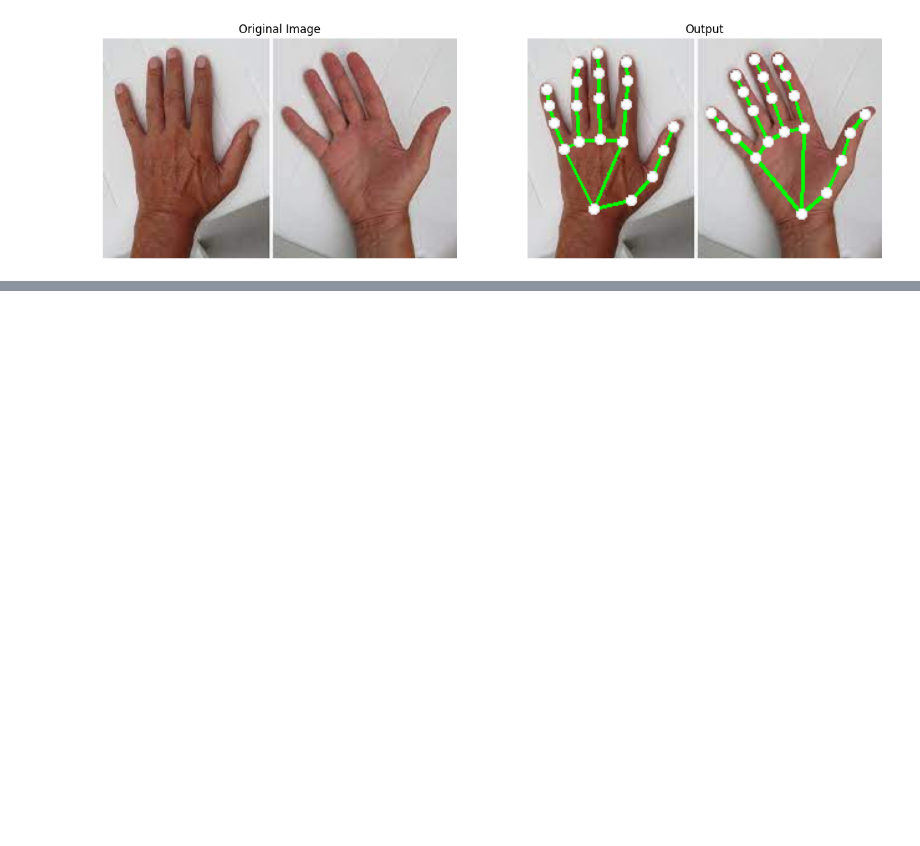
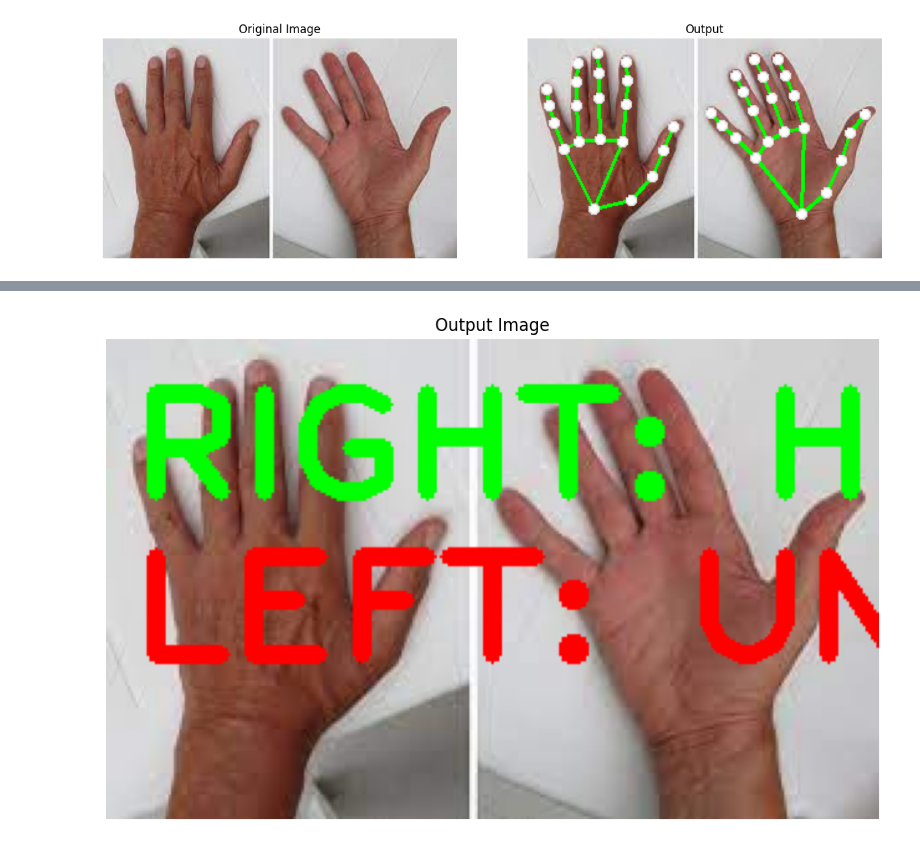
Before and after one commit to Beagale/Notebooks, a Jupyter notebook: FingerCounter.ipynb, the cells around one changed output, grey strips where cells are left out. Saved outputs shown, nothing was run; the diff lists cells and outputs as text; code cells hidden in the pictures; blank space fills up the shorter version.

```diff
--- a/FingerCounter.ipynb
+++ b/FingerCounter.ipynb
@@ -217,0 +324,10 @@ cv2.destroyAllWindows()
+# %%
+# Read a sample image and perform the hand gesture recognition on it after flipping it horizontally.
+image = cv2.imread('hands.jpg')
+flipped_image = cv2.flip(image, 1)
+_, results = detectHandsLandmarks(flipped_image, hands, display=False)
+if results.multi_hand_landmarks:
+    output_image, fingers_statuses, count = countFingers(image, results, draw=False, display = False)
+    recognizeGestures(image, fingers_statuses, count)
+# %% [output]
+[figure, added]
```
Also changed, not shown: parts of 3 cells of this notebook.
